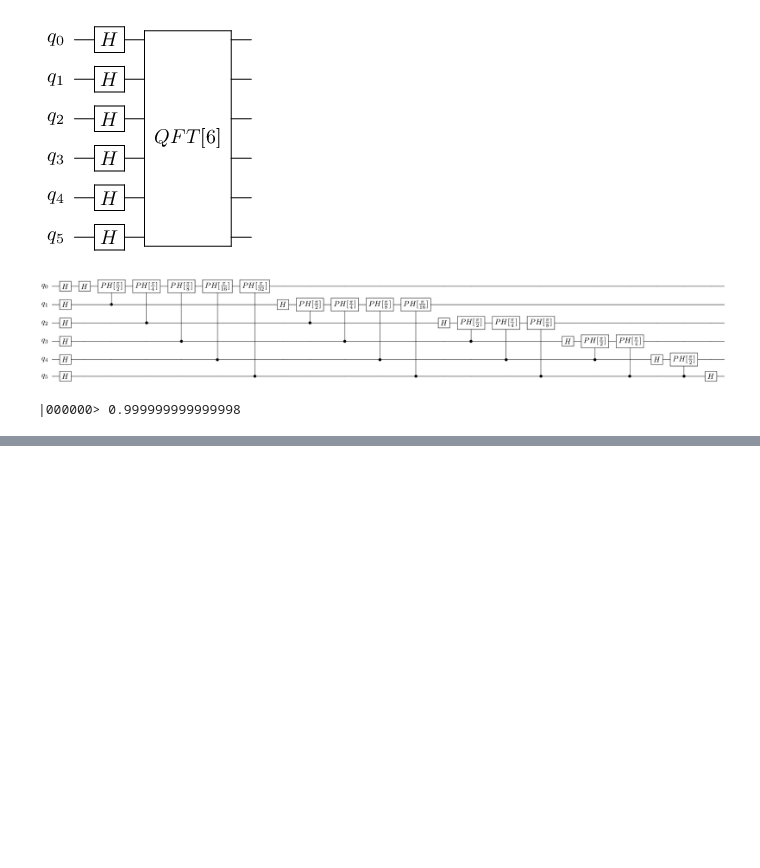
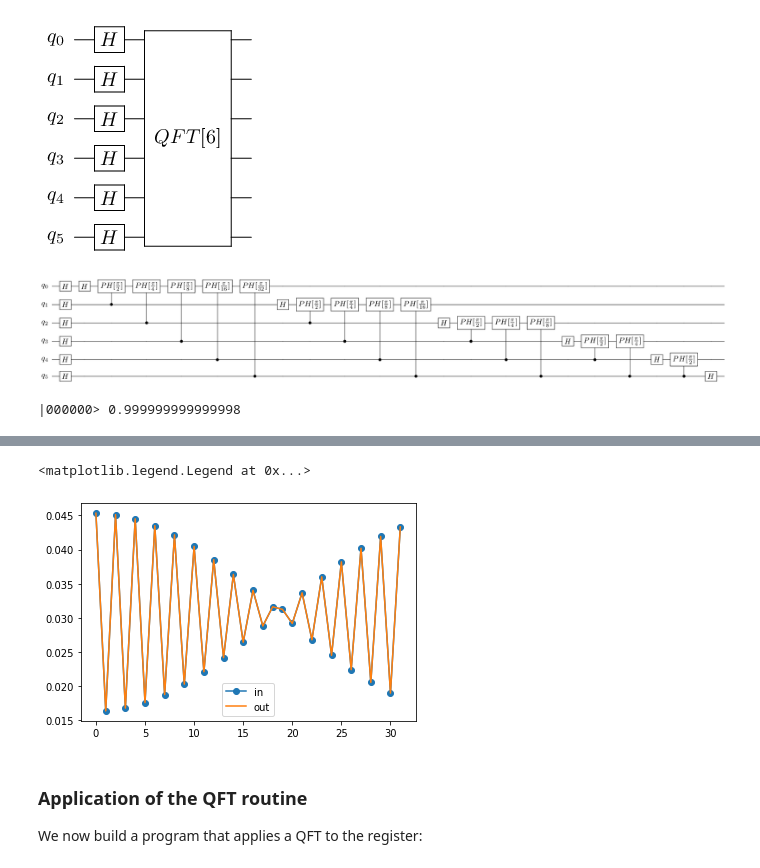
Before and after one commit to tayral/phy580_tutorials, a Jupyter notebook: 3_QFT.ipynb, the cells around one changed output, grey strips where cells are left out. Drawn from its saved outputs; the diff is of its cells as text; code cells hidden in the pictures; blank space fills up the shorter version.

```diff
--- a/3_QFT.ipynb
+++ b/3_QFT.ipynb
@@ -81,0 +120,32 @@ for sample in res:
+# %%
+use_qpu = "pylinalg"
+
+if use_qpu == "pylinalg":
+    from qat.qpus import PyLinalg
+    from qat.lang.AQASM import AbstractGate
+    StatePreparation = AbstractGate("STATE_PREPARATION", [np.ndarray])
+    qpu = PyLinalg()
+else:
+    from qat.linalg.oracles import StatePreparation
+    from qat.qpus import LinAlg
+    qpu = LinAlg()
+
+prog = Program()
+reg = prog.qalloc(nqbits)
+prog.apply(StatePreparation(signal), reg)
+circ = prog.to_circ()
+res = qpu.submit(circ.to_job())
+probs = np.zeros(2**nqbits)
+for sample in res:
+    probs[sample.state.int] = sample.probability
+# %%
+plt.plot(abs(signal)**2, '-o', label="in")
+plt.plot(probs, label="out")
+plt.legend()
+# %% [output]
+<matplotlib.legend.Legend at 0x...>
+[figure, added]
+# %% [markdown]
+### Application of the QFT routine
+
+We now build a program that applies a QFT to the register:
```
Also changed, not shown: parts of 21 cells of this notebook, 4 other files.
